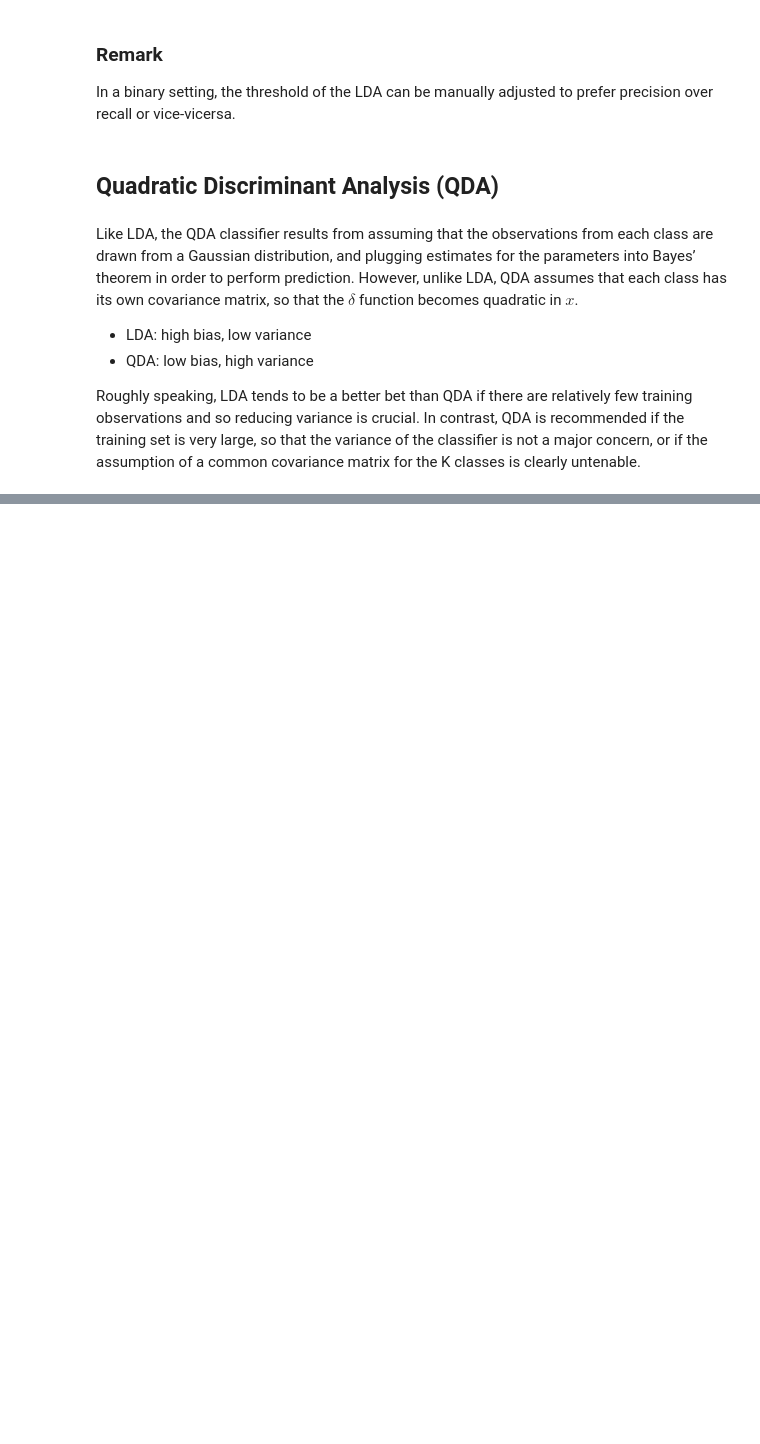
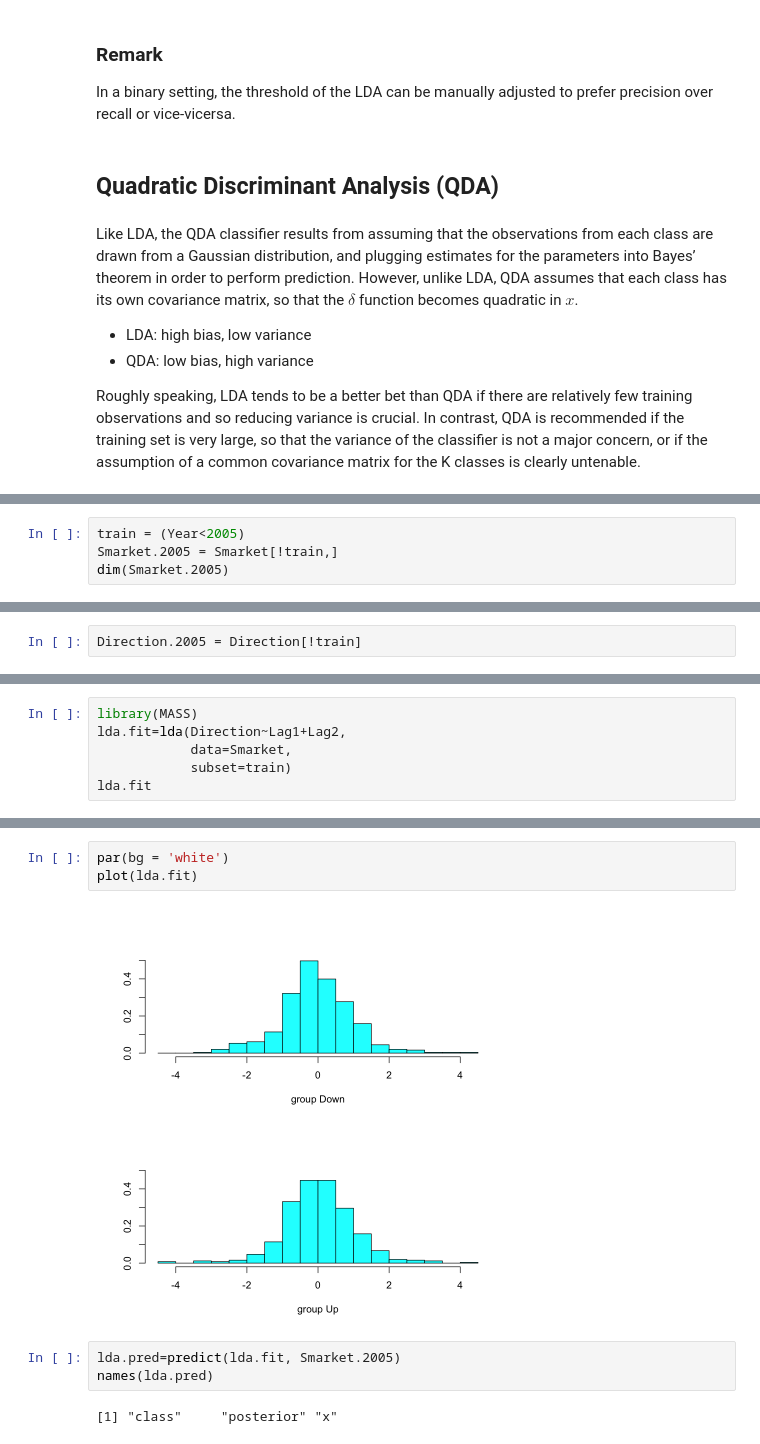
Before and after one commit to guglielmosanchini/StatisticsPy, a Jupyter notebook: IntrotoStatisticalLearning/Chapter_4.ipynb, the cells around one changed output, grey strips where cells are left out. Drawn from its saved outputs; the diff is of its cells as text; blank space fills up the shorter version.

```diff
--- a/IntrotoStatisticalLearning/Chapter_4.ipynb
+++ b/IntrotoStatisticalLearning/Chapter_4.ipynb
@@ -108,0 +221,4 @@ Roughly speaking, LDA tends to be a better bet than QDA if there are relatively
+# %%
+train = (Year<2005)
+Smarket.2005 = Smarket[!train,]
+dim(Smarket.2005)
@@ -108,0 +227,2 @@ Roughly speaking, LDA tends to be a better bet than QDA if there are relatively
+# %%
+Direction.2005 = Direction[!train]
@@ -108,0 +278,6 @@ Roughly speaking, LDA tends to be a better bet than QDA if there are relatively
+# %%
+library(MASS)
+lda.fit=lda(Direction~Lag1+Lag2,
+            data=Smarket,
+            subset=train)
+lda.fit
@@ -108,0 +301,10 @@ Roughly speaking, LDA tends to be a better bet than QDA if there are relatively
+# %%
+par(bg = 'white')
+plot(lda.fit)
+# %% [output]
+[figure, added]
+# %%
+lda.pred=predict(lda.fit, Smarket.2005)
+names(lda.pred)
+# %% [output]
+[1] "class"     "posterior" "x"
```
Also changed, not shown: parts of 31 cells of this notebook, 2 other files.
